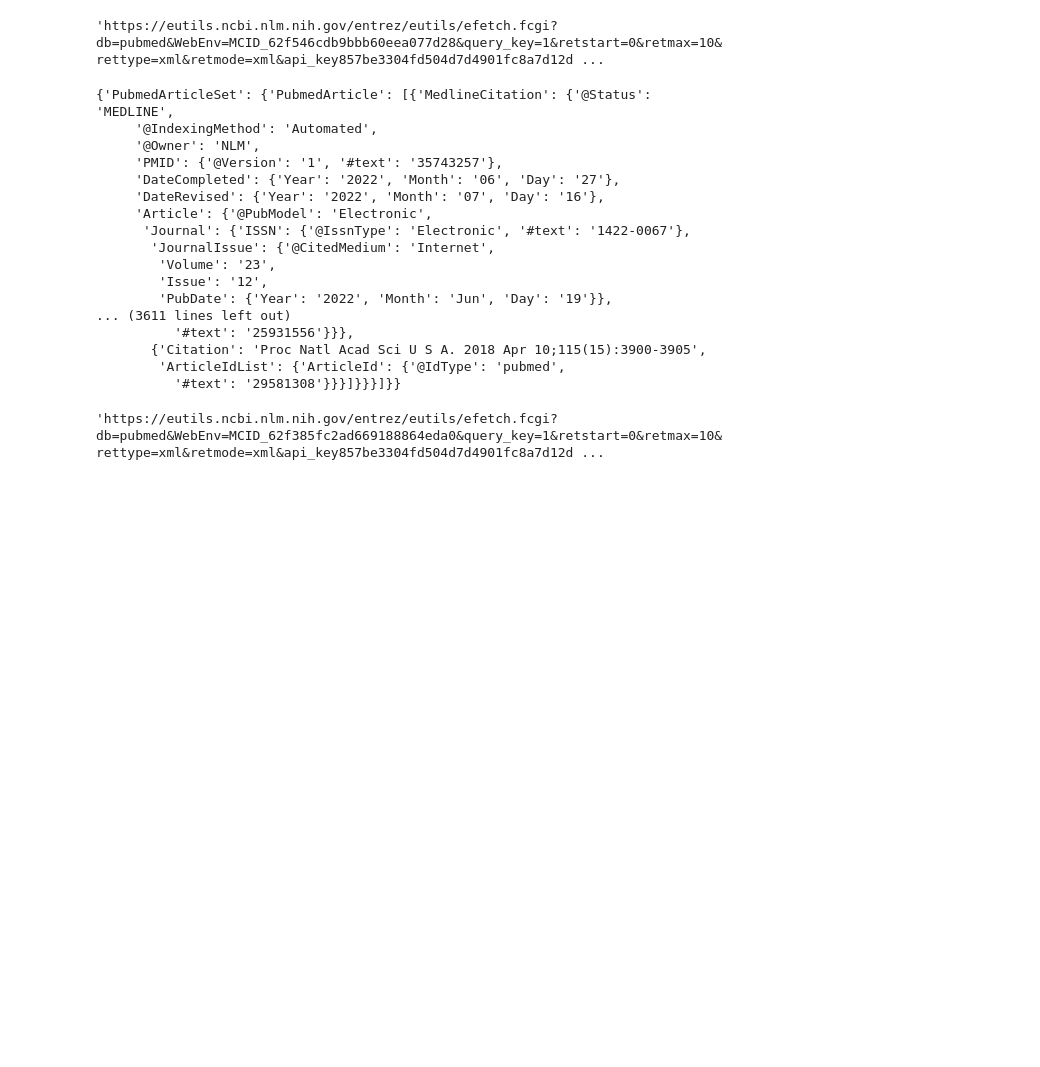
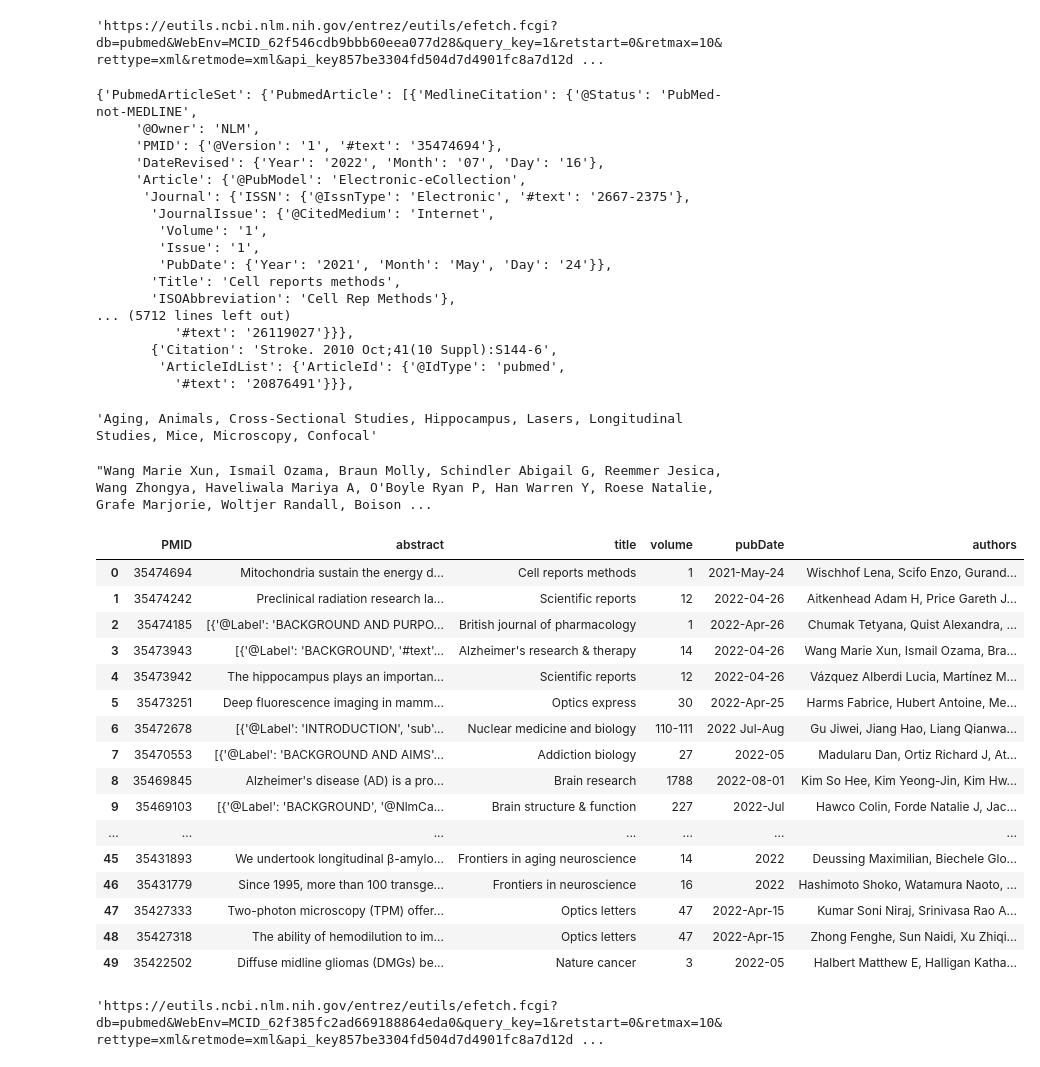
Before and after one commit to PatrickWestermann/DeepSearch, a Jupyter notebook: notebooks/pw_notebook_explore_api.ipynb, the cells around one changed output. Cells and saved outputs as stored; diff of their text form; code cells hidden in the pictures; blank space fills up the shorter version.

```diff
--- a/notebooks/pw_notebook_explore_api.ipynb
+++ b/notebooks/pw_notebook_explore_api.ipynb
@@ -78,23 +78,41 @@ efetch_url
 # %%
 output = requests.get(efetch_url)
 # %%
-dict_output = xmltodict.parse(output_list[19].content)
+dict_output = xmltodict.parse(output_list[9].content)
 dict_output
 # %% [output]
-{'PubmedArticleSet': {'PubmedArticle': [{'MedlineCitation': {'@Status': 'MEDLINE',
-     '@IndexingMethod': 'Automated',
+{'PubmedArticleSet': {'PubmedArticle': [{'MedlineCitation': {'@Status': 'PubMed-not-MEDLINE',
      '@Owner': 'NLM',
-     'PMID': {'@Version': '1', '#text': '35743257'},
-     'DateCompleted': {'Year': '2022', 'Month': '06', 'Day': '27'},
+     'PMID': {'@Version': '1', '#text': '35474694'},
      'DateRevised': {'Year': '2022', 'Month': '07', 'Day': '16'},
-     'Article': {'@PubModel': 'Electronic',
-      'Journal': {'ISSN': {'@IssnType': 'Electronic', '#text': '1422-0067'},
+     'Article': {'@PubModel': 'Electronic-eCollection',
+      'Journal': {'ISSN': {'@IssnType': 'Electronic', '#text': '2667-2375'},
        'JournalIssue': {'@CitedMedium': 'Internet',
-        'Volume': '23',
-        'Issue': '12',
-        'PubDate': {'Year': '2022', 'Month': 'Jun', 'Day': '19'}},
-... (3611 lines left out)
-          '#text': '25931556'}}},
-       {'Citation': 'Proc Natl Acad Sci U S A. 2018 Apr 10;115(15):3900-3905',
+        'Volume': '1',
+        'Issue': '1',
+        'PubDate': {'Year': '2021', 'Month': 'May', 'Day': '24'}},
+       'Title': 'Cell reports methods',
+       'ISOAbbreviation': 'Cell Rep Methods'},
+... (5712 lines left out)
+          '#text': '26119027'}}},
+       {'Citation': 'Stroke. 2010 Oct;41(10 Suppl):S144-6',
         'ArticleIdList': {'ArticleId': {'@IdType': 'pubmed',
-          '#text': '29581308'}}}]}}}]}}
+          '#text': '20876491'}}},
+# %%
+divided_dict = dict_output['PubmedArticleSet']['PubmedArticle']
+# %%
+meshs = divided_dict[4]['MedlineCitation']['MeshHeadingList']['MeshHeading']
+keywords = ''
+for mesh in range(len(meshs)):
+    if mesh == 0:
+        keywords+= meshs[mesh]['DescriptorName']['#text']
+    else:
+        keywords+= ", " + meshs[mesh]['DescriptorName']['#text']
+# %%
+keywords
+# %% [output]
+'Aging, Animals, Cross-Sectional Studies, Hippocampus, Lasers, Longitudinal Studies, Mice, Microscopy, Confocal'
+# %%
+names
+# %% [output]
+"Wang Marie Xun, Ismail Ozama, Braun Molly, Schindler Abigail G, Reemmer Jesica, Wang Zhongya, Haveliwala Mariya A, O'Boyle Ryan P, Han Warren Y, Roese Natalie, Grafe Marjorie, Woltjer Randall, Boison ...
@@ -101,3 +177,23 @@ dict_output
+# %%
+pd.DataFrame(article_list)
+# %% [output]
+|  | PMID | abstract | title | volume | pubDate | authors |
+| 0 | 35474694 | Mitochondria sustain the energy d... | Cell reports methods | 1 | 2021-May-24 | Wischhof Lena, Scifo Enzo, Gurand... |
+| 1 | 35474242 | Preclinical radiation research la... | Scientific reports | 12 | 2022-04-26 | Aitkenhead Adam H, Price Gareth J... |
+| 2 | 35474185 | [{'@Label': 'BACKGROUND AND PURPO... | British journal of pharmacology | 1 | 2022-Apr-26 | Chumak Tetyana, Quist Alexandra, ... |
+| 3 | 35473943 | [{'@Label': 'BACKGROUND', '#text'... | Alzheimer's research & therapy | 14 | 2022-04-26 | Wang Marie Xun, Ismail Ozama, Bra... |
+| 4 | 35473942 | The hippocampus plays an importan... | Scientific reports | 12 | 2022-04-26 | Vázquez Alberdi Lucia, Martínez M... |
+| 5 | 35473251 | Deep fluorescence imaging in mamm... | Optics express | 30 | 2022-Apr-25 | Harms Fabrice, Hubert Antoine, Me... |
+| 6 | 35472678 | [{'@Label': 'INTRODUCTION', 'sub'... | Nuclear medicine and biology | 110-111 | 2022 Jul-Aug | Gu Jiwei, Jiang Hao, Liang Qianwa... |
+| 7 | 35470553 | [{'@Label': 'BACKGROUND AND AIMS'... | Addiction biology | 27 | 2022-05 | Madularu Dan, Ortiz Richard J, At... |
+| 8 | 35469845 | Alzheimer's disease (AD) is a pro... | Brain research | 1788 | 2022-08-01 | Kim So Hee, Kim Yeong-Jin, Kim Hw... |
+| 9 | 35469103 | [{'@Label': 'BACKGROUND', '@NlmCa... | Brain structure & function | 227 | 2022-Jul | Hawco Colin, Forde Natalie J, Jac... |
+| ... | ... | ... | ... | ... | ... | ... |
+| 45 | 35431893 | We undertook longitudinal β-amylo... | Frontiers in aging neuroscience | 14 | 2022 | Deussing Maximilian, Biechele Glo... |
+| 46 | 35431779 | Since 1995, more than 100 transge... | Frontiers in neuroscience | 16 | 2022 | Hashimoto Shoko, Watamura Naoto, ... |
+| 47 | 35427333 | Two-photon microscopy (TPM) offer... | Optics letters | 47 | 2022-Apr-15 | Kumar Soni Niraj, Srinivasa Rao A... |
+| 48 | 35427318 | The ability of hemodilution to im... | Optics letters | 47 | 2022-Apr-15 | Zhong Fenghe, Sun Naidi, Xu Zhiqi... |
+| 49 | 35422502 | Diffuse midline gliomas (DMGs) be... | Nature cancer | 3 | 2022-05 | Halbert Matthew E, Halligan Katha... |
 # %%
 efetch_url = base + "efetch.fcgi?db=pubmed&WebEnv="+web+"&query_key="+key+"&retstart="+str(retstart)+"&retmax="+str(10)+"&rettype=xml&retmode=xml"+"&api_key"+api_key
 # %%
```
Also changed, not shown: parts of 4 cells of this notebook, 2 other files.
